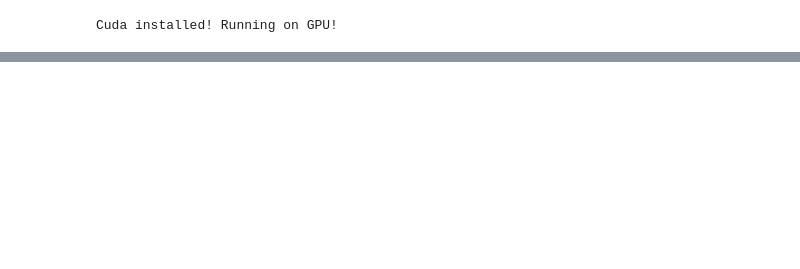
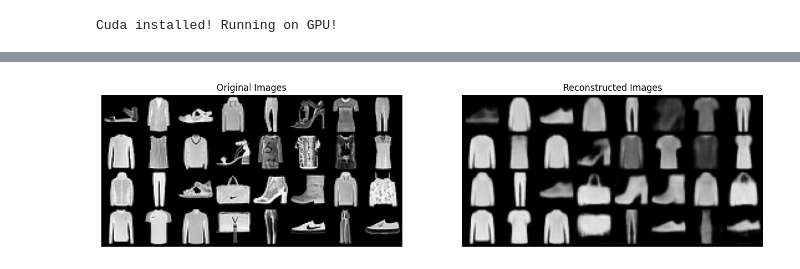
Before and after one commit to ada-jt1725/deep-learning, a Jupyter notebook: Day07-VAEs/Day07-VAEs_afternoon_solutions.ipynb, the cells around one changed output, grey strips where cells are left out. Cells and saved outputs as stored; diff of their text form; code cells hidden in the pictures; blank space fills up the shorter version.

```diff
--- a/Day07-VAEs/Day07-VAEs_afternoon_solutions.ipynb
+++ b/Day07-VAEs/Day07-VAEs_afternoon_solutions.ipynb
@@ -773,0 +380,32 @@ torch.Size([64, 1, 28, 28])
+# %%
+# Initialize model and optimizer
+set_seed(42)
+latent_size = 32
+model = ConvVAE(input_channels=1, latent_size=latent_size).to(device)
+optimizer = torch.optim.Adam(model.parameters(), lr=1e-3)
+kl_weight = 1.
+
+# # Reconstruction loss
+criterion = ELBO(beta=kl_weight)
+
+# Training loop
+train_losses, valid_losses = [], []
+for epoch in tqdm(range(10)):
+    train_loss = train(model, train_loader, criterion, optimizer, device)
+    valid_loss = validate(model, valid_loader, criterion, device)
+
+    # Store losses
+    train_losses.append(train_loss)
+    valid_losses.append(valid_loss)
+
+    # Clear and update plot
+    clear_output(wait=True)
+    fig, ax = plt.subplots(1, 1, figsize=(5, 5))
+    ax.plot(train_losses, label='Training Loss')
+    ax.plot(valid_losses, label='Validation Loss')
+    ax.legend()
+    ax.set_xlabel('Epoch')
+    ax.set_ylabel('Loss')
+    plt.show()
+
+    print(f'Epoch {epoch+1}, Training Loss: {train_loss:.4f}, Validation Loss: {valid_loss:.4f}')
@@ -773,0 +415,13 @@ torch.Size([64, 1, 28, 28])
+# %%
+batch, labels = next(iter(valid_loader))  # Get the first batch of validation
+
+model.eval()
+with torch.no_grad():
+    recon, _, _ = model(batch.to(device))
+
+fig, axs = plt.subplots(1, 2, figsize=(16, 6))
+plot_batch(batch[:32], nrow=8, title="Original Images", ax=axs[0])
+plot_batch(recon[:32], nrow=8, title="Reconstructed Images", ax=axs[1])
+plt.show()
+# %% [output]
+[figure, added]
```
Also changed, not shown: parts of 63 cells of this notebook, 10 other files.
